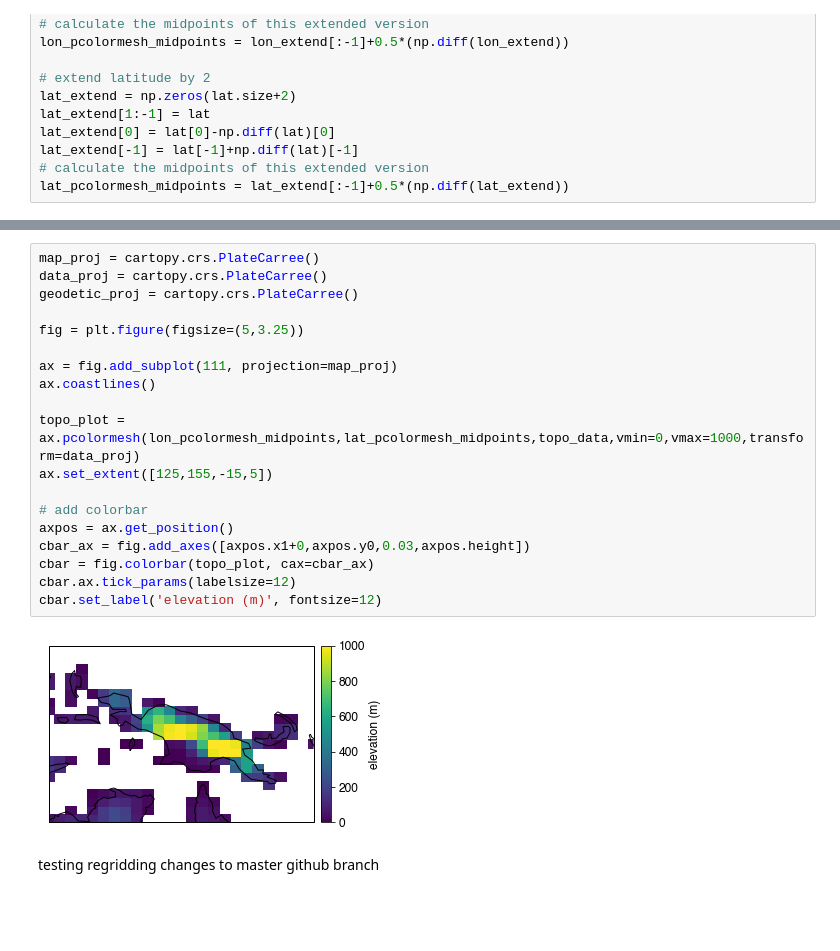
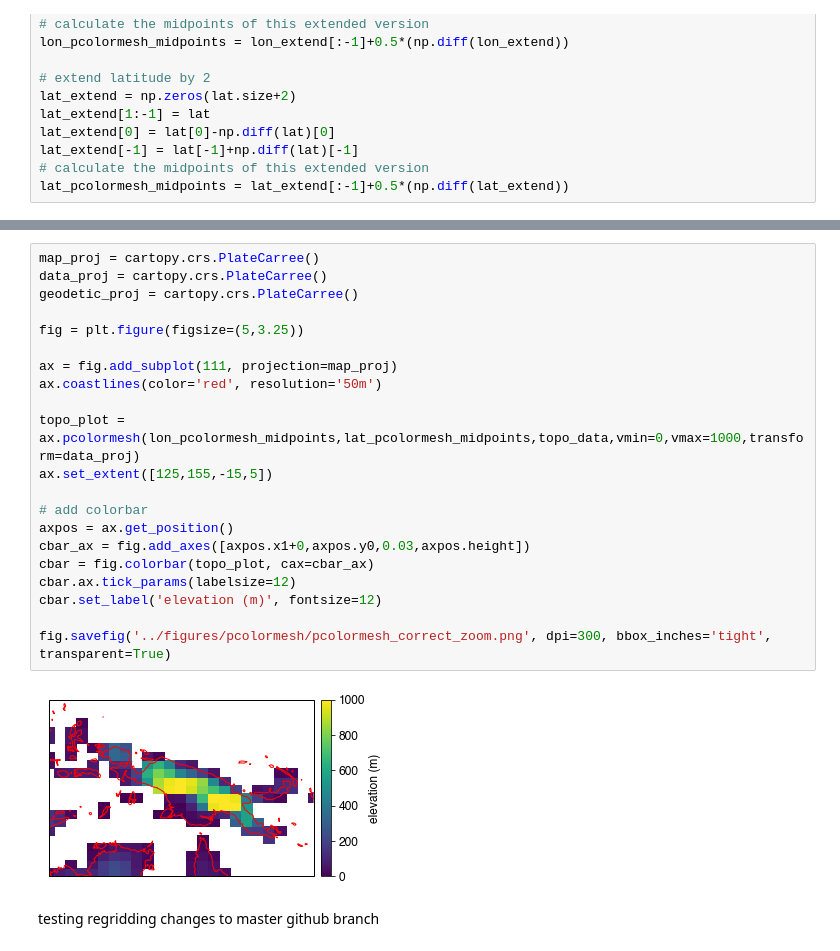
Before and after one commit to bairdlangenbrunner/python-for-climate-scientists, a Jupyter notebook: jupyter/fix_pcolormesh_offset_for_maps.ipynb, the cells around one changed output, grey strips where cells are left out. Saved outputs shown, nothing was run; the diff lists cells and outputs as text; blank space fills up the shorter version.

```diff
--- a/jupyter/fix_pcolormesh_offset_for_maps.ipynb
+++ b/jupyter/fix_pcolormesh_offset_for_maps.ipynb
@@ -98,24 +126,26 @@ cbar.set_label('elevation (m)', fontsize=12)
 # %%
 map_proj = cartopy.crs.PlateCarree()
 data_proj = cartopy.crs.PlateCarree()
 geodetic_proj = cartopy.crs.PlateCarree()
 
 fig = plt.figure(figsize=(5,3.25))
 
 ax = fig.add_subplot(111, projection=map_proj)
-ax.coastlines()
+ax.coastlines(color='red', resolution='50m')
 
 topo_plot = ax.pcolormesh(lon_pcolormesh_midpoints,lat_pcolormesh_midpoints,topo_data,vmin=0,vmax=1000,transform=data_proj)
 ax.set_extent([125,155,-15,5])
 
 # add colorbar
 axpos = ax.get_position()
 cbar_ax = fig.add_axes([axpos.x1+0,axpos.y0,0.03,axpos.height])
 cbar = fig.colorbar(topo_plot, cax=cbar_ax)
 cbar.ax.tick_params(labelsize=12)
 cbar.set_label('elevation (m)', fontsize=12)
+
+fig.savefig('../figures/pcolormesh/pcolormesh_correct_zoom.png', dpi=300, bbox_inches='tight', transparent=True)
 # %% [output]
-[figure, old version]
+[figure, new version]
 # %% [markdown]
 testing regridding changes to master github branch
 # %%
```
Also changed, not shown: parts of 6 cells of this notebook, 9 other files.
